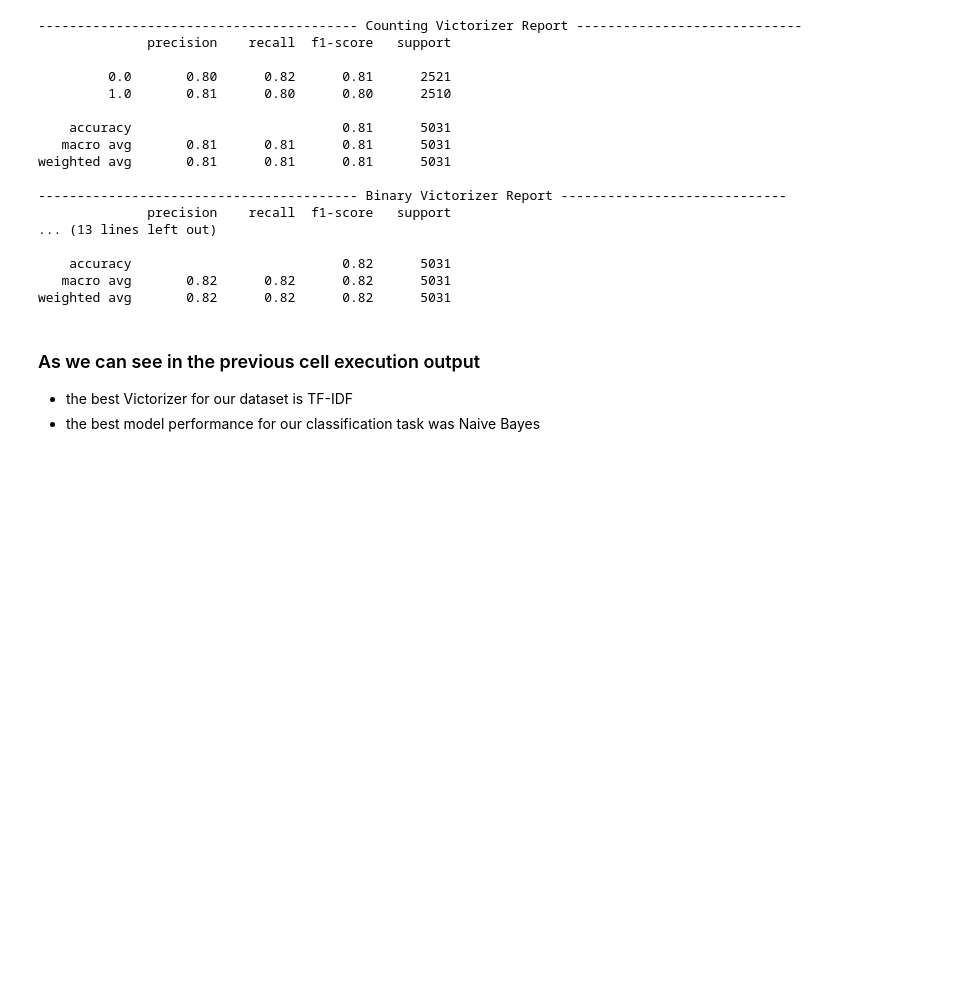
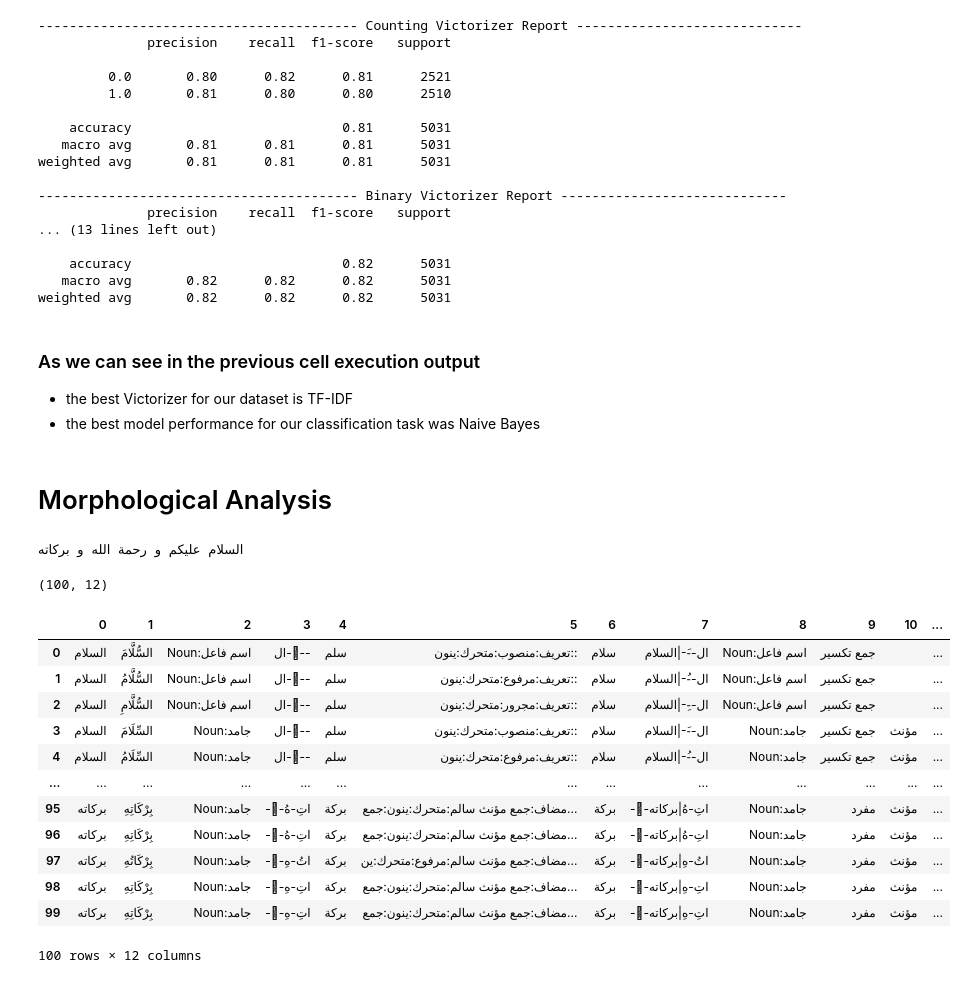
Before and after one commit to rashed1414/Arabic_NLP_Simulation, a Jupyter notebook: Arabic NLP notebook.ipynb, the cells around one changed output. Cells and saved outputs as stored; diff of their text form; code cells hidden in the pictures; blank space fills up the shorter version.

```diff
--- a/Arabic NLP notebook.ipynb
+++ b/Arabic NLP notebook.ipynb
@@ -533,3 +526,5 @@ weighted avg       0.82      0.82      0.82      5031
 
 - the best Victorizer for our dataset is TF-IDF
 - the best model performance for our classification task was Naive Bayes
+# %% [markdown]
+# Morphological Analysis
@@ -535,0 +556,49 @@ weighted avg       0.82      0.82      0.82      5031
+# %%
+def morph_analysis_txt( inp):
+
+    """
+    This Function is used to morph the text
+    :param inp: the text that will be morph (string)
+    :used by: main.py
+    :uses: tokenize_text()
+    :return: the morph text (list)
+    """
+    text = inp
+    print(text)
+
+    analyzer = analex.Analex()
+    analyzer.set_debug(False)
+    result = analyzer.check_text(text)
+    word_list=[]
+    for word in result:
+       for description in word:
+           desc_list= [description.word, description.vocalized, description.type, description.affix, description.root,
+                       description.tags, description.stem, description.affix_key, description.type,
+                       description.tag_original_number, description.tag_original_gender, description.word]
+           word_list.append(desc_list)
+
+    return pd.DataFrame(word_list)
+# %%
+morph_analysis=morph_analysis_txt("السلام عليكم و رحمة الله و بركاته")
+# %% [output]
+السلام عليكم و رحمة الله و بركاته
+# %%
+morph_analysis.shape
+# %% [output]
+(100, 12)
+# %%
+morph_analysis.head(100)
+# %% [output]
+|  | 0 | 1 | 2 | 3 | 4 | 5 | 6 | 7 | 8 | 9 | 10 | ... |
+| 0 | السلام | السُّلَّامَ | Noun:اسم فاعل | ال--َ- | سلم | تعريف:منصوب:متحرك:ينون:: | سلام | ال--َ-|السلام | Noun:اسم فاعل | جمع تكسير |  | ... |
+| 1 | السلام | السُّلَّامُ | Noun:اسم فاعل | ال--ُ- | سلم | تعريف:مرفوع:متحرك:ينون:: | سلام | ال--ُ-|السلام | Noun:اسم فاعل | جمع تكسير |  | ... |
+| 2 | السلام | السُّلَّامِ | Noun:اسم فاعل | ال--ِ- | سلم | تعريف:مجرور:متحرك:ينون:: | سلام | ال--ِ-|السلام | Noun:اسم فاعل | جمع تكسير |  | ... |
+| 3 | السلام | السِّلَامَ | Noun:جامد | ال--َ- | سلم | تعريف:منصوب:متحرك:ينون:: | سلام | ال--َ-|السلام | Noun:جامد | جمع تكسير | مؤنث | ... |
+| 4 | السلام | السِّلَامُ | Noun:جامد | ال--ُ- | سلم | تعريف:مرفوع:متحرك:ينون:: | سلام | ال--ُ-|السلام | Noun:جامد | جمع تكسير | مؤنث | ... |
+| ... | ... | ... | ... | ... | ... | ... | ... | ... | ... | ... | ... | ... |
+| 95 | بركاته | بِرْكَاتِهِ | Noun:جامد | --َاتِ-هُ | بركة | مضاف:جمع مؤنث سالم:متحرك:ينون:جمع... | بركة | --َاتِ-هُ|بركاته | Noun:جامد | مفرد | مؤنث | ... |
+| 96 | بركاته | بِرْكَاتِهِ | Noun:جامد | --َاتِ-هُ | بركة | مضاف:جمع مؤنث سالم:متحرك:ينون:جمع... | بركة | --َاتِ-هُ|بركاته | Noun:جامد | مفرد | مؤنث | ... |
+| 97 | بركاته | بِرْكَاتُهِ | Noun:جامد | --َاتُ-هِ | بركة | مضاف:جمع مؤنث سالم:مرفوع:متحرك:ين... | بركة | --َاتُ-هِ|بركاته | Noun:جامد | مفرد | مؤنث | ... |
+| 98 | بركاته | بِرْكَاتِهِ | Noun:جامد | --َاتِ-هِ | بركة | مضاف:جمع مؤنث سالم:متحرك:ينون:جمع... | بركة | --َاتِ-هِ|بركاته | Noun:جامد | مفرد | مؤنث | ... |
+| 99 | بركاته | بِرْكَاتِهِ | Noun:جامد | --َاتِ-هِ | بركة | مضاف:جمع مؤنث سالم:متحرك:ينون:جمع... | بركة | --َاتِ-هِ|بركاته | Noun:جامد | مفرد | مؤنث | ... |
+100 rows × 12 columns
```
Also changed, not shown: parts of 6 cells of this notebook, 5 other files.
